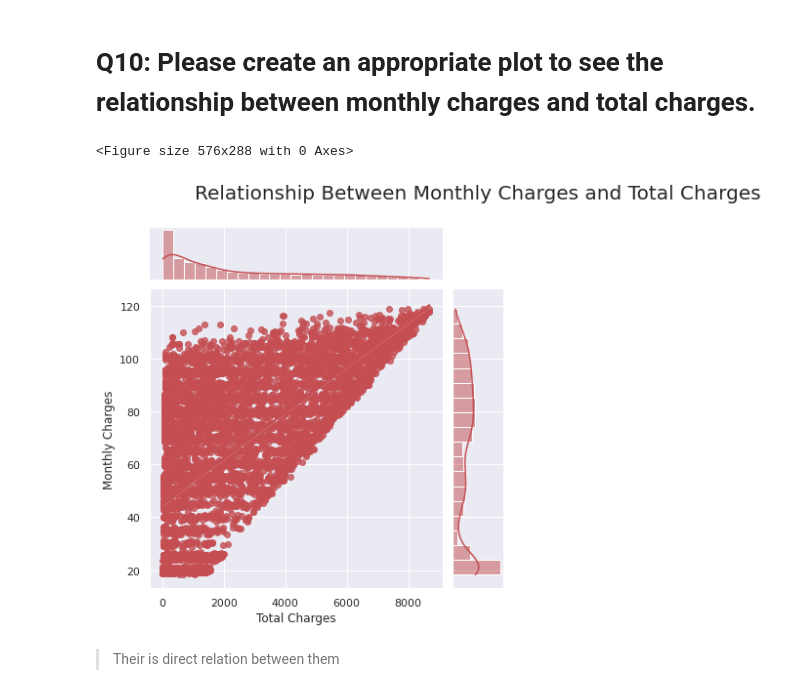
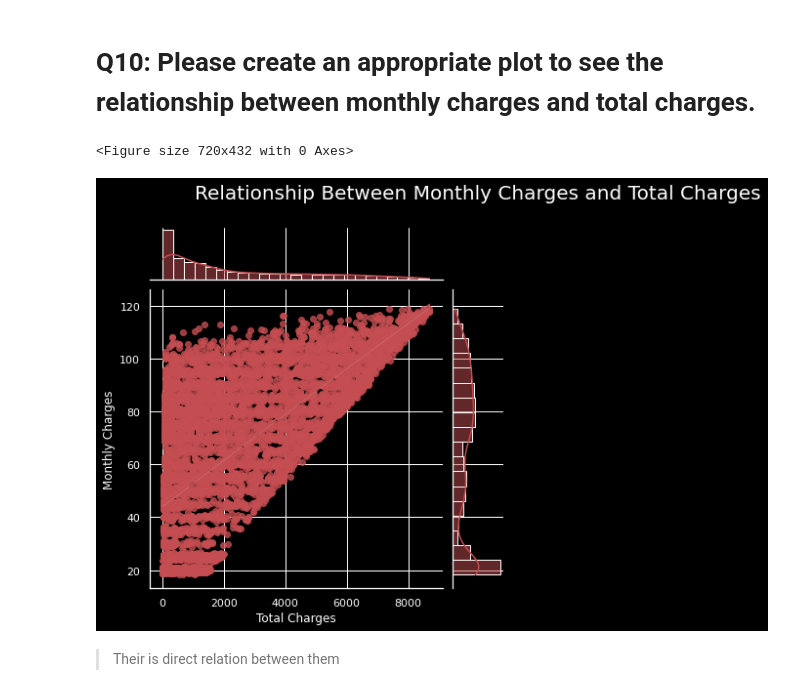
Before and after one commit to goswamimohit/churn_prediction, a Jupyter notebook: churn-pred.ipynb, the cells around one changed output. Drawn from its saved outputs; the diff is of its cells as text; code cells hidden in the pictures.

Commit message:
Kaggle Notebook | churn_pred | Version 9

```diff
--- a/churn-pred.ipynb
+++ b/churn-pred.ipynb
@@ -159,0 +219,2 @@ churn['Total Charges']=pd.to_numeric(churn['Total Charges'], downcast="float",er
+# %%
+churn.dropna(axis = 0,how = 'any',  inplace = False)#droping null value
@@ -400,21 +485,21 @@ ax.bar_label(ax.containers[0]);
 # %% [markdown]
 # Q10: Please create an appropriate plot to see the relationship between monthly charges and total charges.
 # %%
-sns.set_theme(style="darkgrid")
-plt.figure(figsize = ( 8 , 4 ))
+# joint plot
+plt.style.use('dark_background')
+plt.figure(figsize = ( 10 , 6 ))
 sns.jointplot(data=churn, y="Monthly Charges", x="Total Charges",
                   kind="reg",palette="Set2",color='r')
 # Set label for x-axis
 plt.xlabel( "Total Charges" , size = 12 )
 # Set label for y-axis
 plt.ylabel( "Monthly Charges" , size = 12 )
 # Set title for figure
 plt.title( 'Relationship Between Monthly Charges and Total Charges' , size =20,loc='center', pad=1, y=1.3, )
 # Display figure
-plt.style.use('dark_background')
 plt.show();
 # %% [output]
-<Figure size 576x288 with 0 Axes>
+<Figure size 720x432 with 0 Axes>
-[figure, old version]
+[figure, new version]
 # %% [markdown]
 > Their is direct relation between them
```
Also changed, not shown: parts of 39 cells of this notebook.
